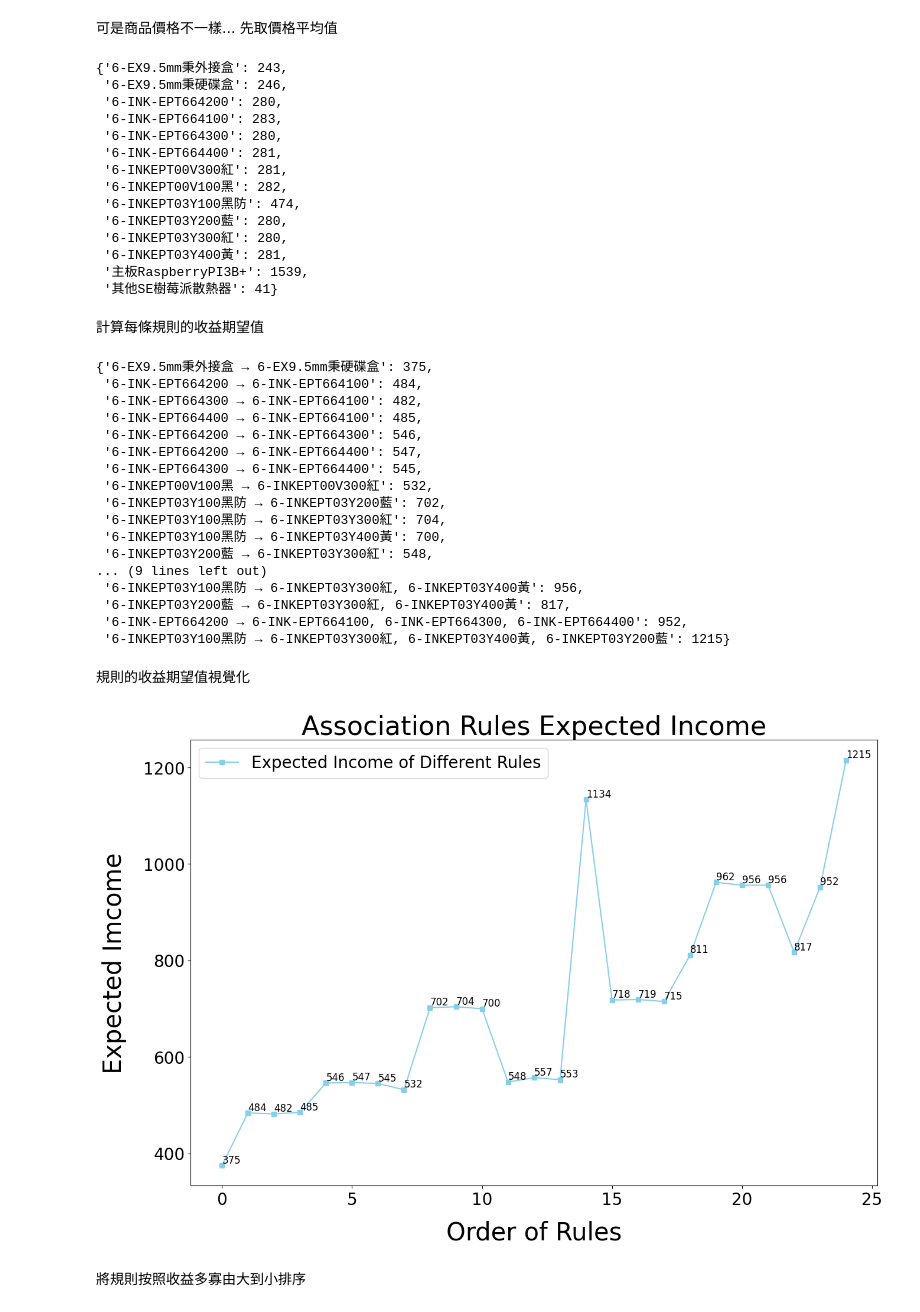
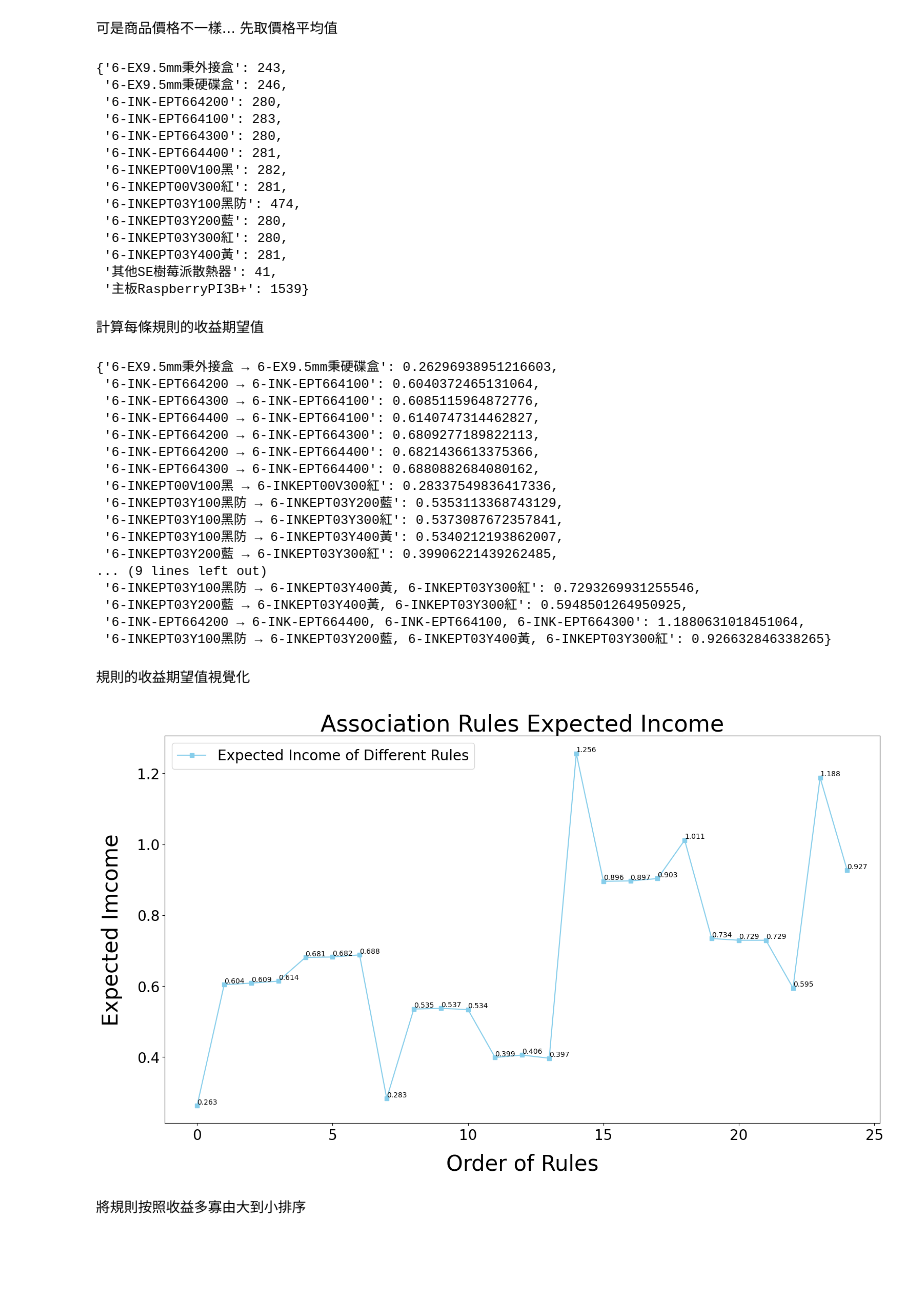
Before and after one commit to QI-XIANG/NCU_Data-Mining-for-Business-Analytics, a Jupyter notebook: 作業2/作業2.ipynb, the cells around one changed output. Drawn from its saved outputs; the diff is of its cells as text; code cells hidden in the pictures; blank space fills up the shorter version.

```diff
--- a/作業2/作業2.ipynb
+++ b/作業2/作業2.ipynb
@@ -67,7 +67,7 @@ df_merge = df.groupby(['uniqueOrderID']).agg(lambda x: x.tolist())
 # %% [markdown]
 按照不同的交易編號合併後 : (有點醜XD)
 # %%
-df_merge = df_merge.drop(['salesdate'],axis=1) #有2個 salesdate 刪掉其中一個
+df_merge = df_merge.drop(['salesdate','Unnamed: 12','Unnamed: 13'],axis=1) #有2個 salesdate 刪掉其中一個
 # %%
 df_merge
 # %% [output]
@@ -214,14 +214,14 @@ products_mean_price
  '6-INK-EPT664100': 283,
  '6-INK-EPT664300': 280,
  '6-INK-EPT664400': 281,
+ '6-INKEPT00V100黑': 282,
  '6-INKEPT00V300紅': 281,
- '6-INKEPT00V100黑': 282,
  '6-INKEPT03Y100黑防': 474,
  '6-INKEPT03Y200藍': 280,
  '6-INKEPT03Y300紅': 280,
  '6-INKEPT03Y400黃': 281,
- '主板RaspberryPI3B+': 1539,
- '其他SE樹莓派散熱器': 41}
+ '其他SE樹莓派散熱器': 41,
+ '主板RaspberryPI3B+': 1539}
 # %% [markdown]
 計算每條規則的收益期望值
 # %%
@@ -230,28 +230,28 @@ for product in association_results:
     sum = 0
     for item in list(product[0]):
         sum += products_mean_price[item]
-    sum = round(sum*product[2][0][2])
+    sum = sum*product[1]
     cart_under_rule[str(''.join(list(product[2][0][0]))) + " → " + str(', '.join(list(product[2][0][1])))] = sum
 
 cart_under_rule
 # %% [output]
-{'6-EX9.5mm秉外接盒 → 6-EX9.5mm秉硬碟盒': 375,
- '6-INK-EPT664200 → 6-INK-EPT664100': 484,
- '6-INK-EPT664300 → 6-INK-EPT664100': 482,
- '6-INK-EPT664400 → 6-INK-EPT664100': 485,
- '6-INK-EPT664200 → 6-INK-EPT664300': 546,
- '6-INK-EPT664200 → 6-INK-EPT664400': 547,
- '6-INK-EPT664300 → 6-INK-EPT664400': 545,
- '6-INKEPT00V100黑 → 6-INKEPT00V300紅': 532,
- '6-INKEPT03Y100黑防 → 6-INKEPT03Y200藍': 702,
- '6-INKEPT03Y100黑防 → 6-INKEPT03Y300紅': 704,
- '6-INKEPT03Y100黑防 → 6-INKEPT03Y400黃': 700,
- '6-INKEPT03Y200藍 → 6-INKEPT03Y300紅': 548,
+{'6-EX9.5mm秉外接盒 → 6-EX9.5mm秉硬碟盒': 0.26296938951216603,
+ '6-INK-EPT664200 → 6-INK-EPT664100': 0.6040372465131064,
+ '6-INK-EPT664300 → 6-INK-EPT664100': 0.6085115964872776,
+ '6-INK-EPT664400 → 6-INK-EPT664100': 0.6140747314462827,
+ '6-INK-EPT664200 → 6-INK-EPT664300': 0.6809277189822113,
+ '6-INK-EPT664200 → 6-INK-EPT664400': 0.6821436613375366,
+ '6-INK-EPT664300 → 6-INK-EPT664400': 0.6880882684080162,
+ '6-INKEPT00V100黑 → 6-INKEPT00V300紅': 0.28337549836417336,
+ '6-INKEPT03Y100黑防 → 6-INKEPT03Y200藍': 0.5353113368743129,
+ '6-INKEPT03Y100黑防 → 6-INKEPT03Y300紅': 0.5373087672357841,
+ '6-INKEPT03Y100黑防 → 6-INKEPT03Y400黃': 0.5340212193862007,
+ '6-INKEPT03Y200藍 → 6-INKEPT03Y300紅': 0.39906221439262485,
 ... (9 lines left out)
- '6-INKEPT03Y100黑防 → 6-INKEPT03Y300紅, 6-INKEPT03Y400黃': 956,
- '6-INKEPT03Y200藍 → 6-INKEPT03Y300紅, 6-INKEPT03Y400黃': 817,
- '6-INK-EPT664200 → 6-INK-EPT664100, 6-INK-EPT664300, 6-INK-EPT664400': 952,
- '6-INKEPT03Y100黑防 → 6-INKEPT03Y300紅, 6-INKEPT03Y400黃, 6-INKEPT03Y200藍': 1215}
+ '6-INKEPT03Y100黑防 → 6-INKEPT03Y400黃, 6-INKEPT03Y300紅': 0.7293269931255546,
+ '6-INKEPT03Y200藍 → 6-INKEPT03Y400黃, 6-INKEPT03Y300紅': 0.5948501264950925,
+ '6-INK-EPT664200 → 6-INK-EPT664400, 6-INK-EPT664100, 6-INK-EPT664300': 1.1880631018451064,
+ '6-INKEPT03Y100黑防 → 6-INKEPT03Y200藍, 6-INKEPT03Y400黃, 6-INKEPT03Y300紅': 0.926632846338265}
 # %% [markdown]
 規則的收益期望值視覺化
 # %%
@@ -263,36 +263,36 @@ n = [x for x in range(25)]
 
 expected_value = list(cart_under_rule.values())
 
 # 設定圖片大小為長15、寬10
-plt.figure(figsize=(15,10),dpi=100,linewidth = 2)
+plt.figure(figsize=(18,10),dpi=100,linewidth = 2)
 
 # 把資料放進來並指定對應的X軸、Y軸的資料，用方形做標記(s-)，並指定線條顏色為紅色，使用label標記線條含意
 plt.plot(n,expected_value,'s-',color = 'skyblue', label="Expected Income of Different Rules")
 
 # 設定刻度字體
 plt.xticks(fontsize=20)
 plt.yticks(fontsize=20)
 
 # 標點
 for x,y in zip(n,expected_value):
-    plt.text(x,y,y,verticalalignment='bottom',fontsize=12)
+    plt.text(x,y,"{:.3f}".format(y),verticalalignment='bottom',fontsize=10)
 
 # 設定圖的標題
 plt.title("Association Rules Expected Income",fontsize=32)
 
 # 標示x軸(labelpad代表與圖片的距離)
 plt.xlabel("Order of Rules", fontsize=30, labelpad = 15)
 
 # 標示y軸(labelpad代表與圖片的距離)
 plt.ylabel("Expected Imcome", fontsize=30, labelpad = 20)
 
 # 顯示出線條標記位置
 plt.legend(loc = "best", fontsize=20)
 
 # 畫出圖片
 plt.show()
 # %% [output]
-[figure, old version]
+[figure, new version]
 # %% [markdown]
 將規則按照收益多寡由大到小排序
 # %%
```
Also changed, not shown: parts of 3 cells of this notebook.
